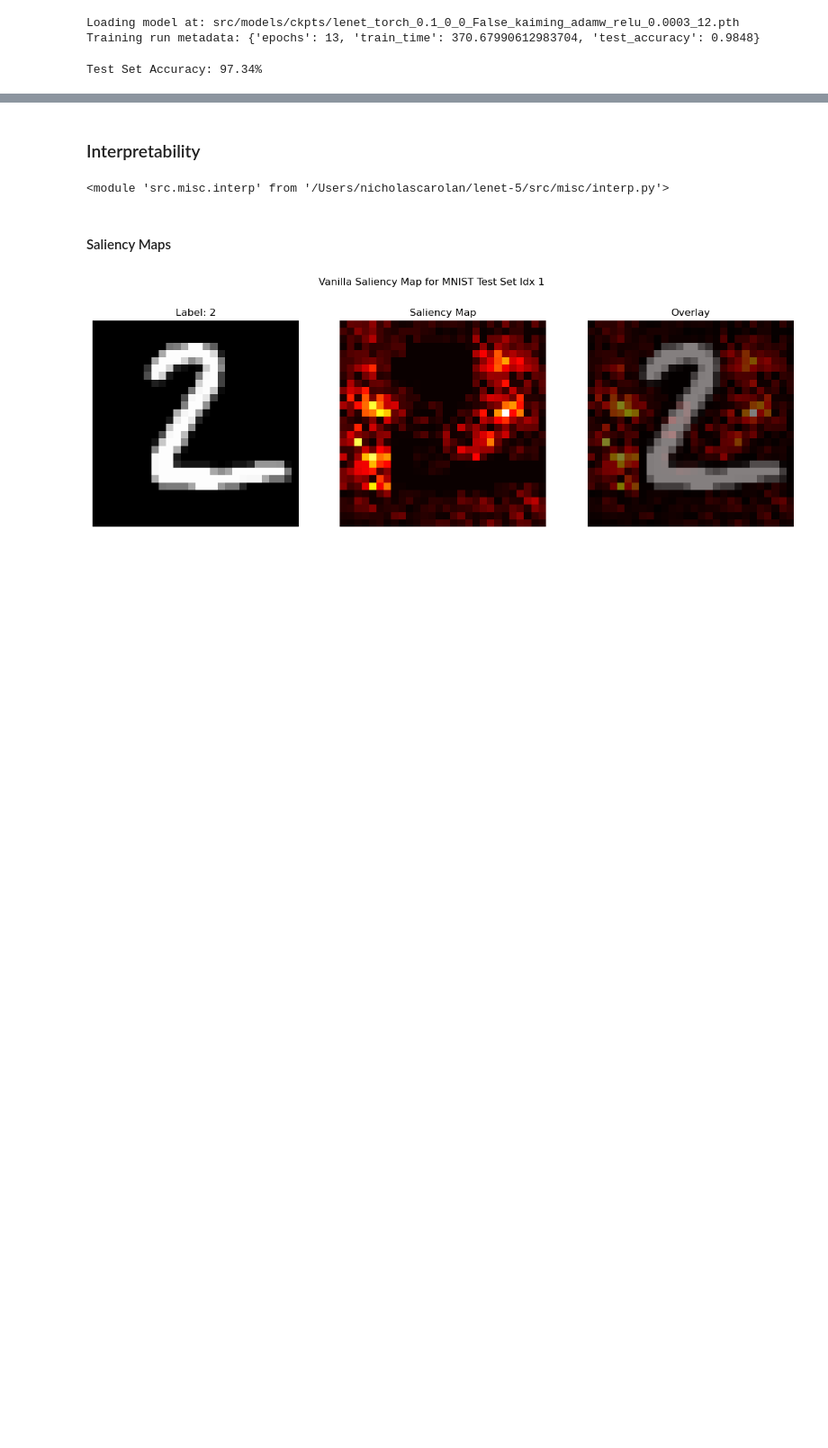
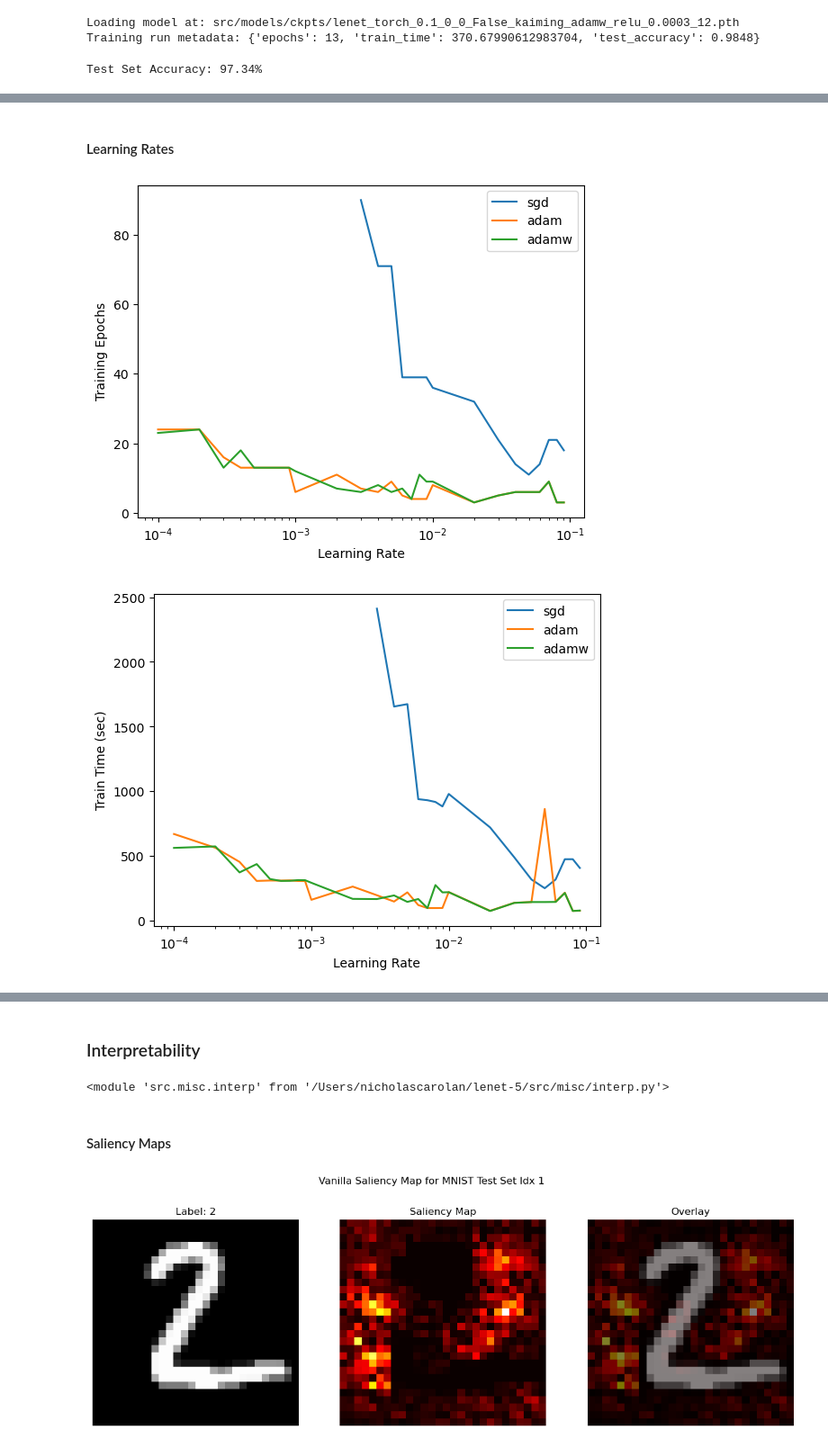
Before and after one commit to ncarolan/lenet-5, a Jupyter notebook: lenet.ipynb, the cells around one changed output, grey strips where cells are left out. Shown at 90% size. Cells and saved outputs as stored; diff of their text form; code cells hidden in the pictures; blank space fills up the shorter version.

Commit message:
Add some ablations and visualizations in notebook.

```diff
--- a/lenet.ipynb
+++ b/lenet.ipynb
@@ -55,9 +58,9 @@ _rotation_degrees = 0  #@param
 _crop_padding = 0  #@param
 _duplicate_with_augment = False  # Adds --duplicate_with_augment flag
 _init = "kaiming"  #@param ["orthogonal", "kaiming", "xavier"]
-_optimizer = "adamw"  #@param ["sgd", "adam", "adamw"]
+_optimizer = "sgd"  #@param ["sgd", "adam", "adamw"]
 _activation = "relu"  #@param ["relu", "tanh", "sigmoid"]
-_lr = 3e-4  #@param
+_lr = 3e-2  #@param
 _seed = SEED  #@param
 
 
@@ -188,0 +230,40 @@ for _lr in [1e-5, 3e-5, 1e-4, 3e-4, 1e-3, 3e-3, 1e-2, 3e-2]:
+# %% [markdown]
+#### Learning Rates
+# %%
+lrs = [1e-4, 2e-4, 3e-4, 4e-4, 5e-4, 6e-4, 7e-4, 8e-4, 9e-4, 1e-3, 2e-3, 3e-3, 4e-3, 5e-3, 6e-3, 7e-3, 8e-3, 9e-3, 1e-2, 2e-2, 3e-2, 4e-2, 5e-2, 6e-2, 7e-2, 8e-2, 9e-2]
+sgd_lrs = [3e-3, 4e-3, 5e-3, 6e-3, 7e-3, 8e-3, 9e-3, 1e-2, 2e-2, 3e-2, 4e-2, 5e-2, 6e-2, 7e-2, 8e-2, 9e-2]
+epochs = {"sgd": [], "adam": [], "adamw": []}
+train_time = {"sgd": [], "adam": [], "adamw": []}
+test_acc = {"sgd": [], "adam": [], "adamw": []}
+
+for _lr in lrs:
+    for _optimizer in ["sgd", "adam", "adamw"]:
+        _framework = "torch"  #@param ["torch", "jax"]
+        _val_split = 0.1  #@param
+        _rotation_degrees = 0  #@param
+        _crop_padding = 0  #@param
+        _duplicate_with_augment = False  # Adds --duplicate_with_augment flag
+        _init = "kaiming"  #@param ["orthogonal", "kaiming", "xavier"]
+        #_optimizer = "adamw"  #@param ["sgd", "adam", "adamw"]
+        _activation = "relu"  #@param ["relu", "tanh", "sigmoid"]
+        #_lr = 3e-4  #@param
+        _seed = SEED  #@param
+
+        model_name = f'src/models/ckpts/lenet_{_framework}_{_val_split}_{_rotation_degrees}_{_crop_padding}_{_duplicate_with_augment}_{_init}_{_optimizer}_{_activation}_{_lr}_{_seed}'
+        data_path = model_name + '.json'
+
+        # Load json
+        if os.path.exists(data_path):
+            with open(data_path, 'r') as file:
+                data = json.load(file)
+                #print(_lr, data)
+                epochs[_optimizer].append(data["epochs"])
+                train_time[_optimizer].append(data["train_time"])
+                test_acc[_optimizer].append(data["test_accuracy"])
+
+plt.plot(sgd_lrs, epochs["sgd"], label="sgd"); plt.plot(lrs, epochs["adam"], label="adam"); plt.plot(lrs, epochs["adamw"], label="adamw"); plt.legend(); plt.ylabel("Training Epochs"); plt.xlabel("Learning Rate"); plt.xscale('log'); plt.show()
+plt.plot(sgd_lrs, train_time["sgd"], label="sgd"); plt.plot(lrs, train_time["adam"], label="adam"); plt.plot(lrs, train_time["adamw"], label="adamw"); plt.legend(); plt.ylabel("Train Time (sec)"); plt.xlabel("Learning Rate"); plt.xscale('log'); plt.show()
+plt.plot(sgd_lrs, test_acc["sgd"], label="sgd"); plt.plot(lrs, test_acc["adam"], label="adam"); plt.plot(lrs, test_acc["adamw"], label="adamw"); plt.legend(); plt.ylabel("Test Set Accuracy"); plt.xlabel("Learning Rate"); plt.xscale('log'); plt.show()
+# %% [output]
+[figure, added]
+[figure, added]
```
Also changed, not shown: parts of 14 cells of this notebook, 1 other file.
